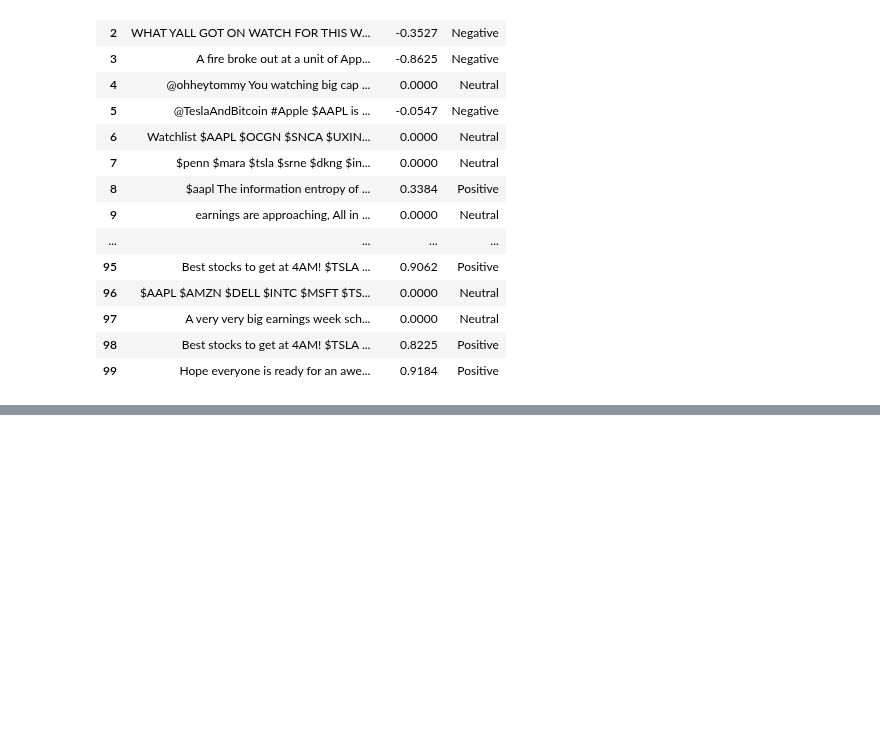
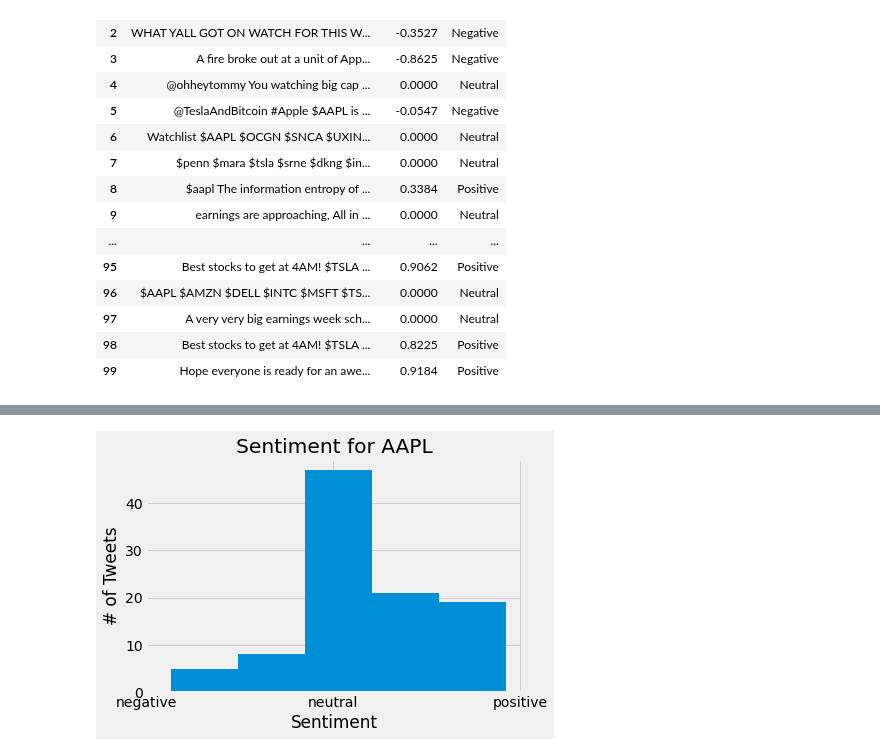
Before and after one commit to ghcn345/Stock-Market-Prediction, a Jupyter notebook: stock_market_NLP.ipynb, the cells around one changed output, grey strips where cells are left out. Cells and saved outputs as stored; diff of their text form; code cells hidden in the pictures; blank space fills up the shorter version.

```diff
--- a/stock_market_NLP.ipynb
+++ b/stock_market_NLP.ipynb
@@ -109,0 +135,16 @@ df[['tweet', 'sentiment', 'feel']]
+# %%
+plt.style.use('fivethirtyeight')
+
+fig, ax = plt.subplots()
+
+# Plotting the sentiment scores
+ax.hist(df['sentiment'], bins=5)
+
+plt.title(f"Sentiment for {'AAPL'}")
+ax.set_xticks([-1,0,1])
+ax.set_xticklabels(['negative', 'neutral', 'positive'])
+plt.xlabel("Sentiment")
+plt.ylabel("# of Tweets")
+plt.show()
+# %% [output]
+[figure, added]
```
Also changed, not shown: parts of 1 cell of this notebook.
